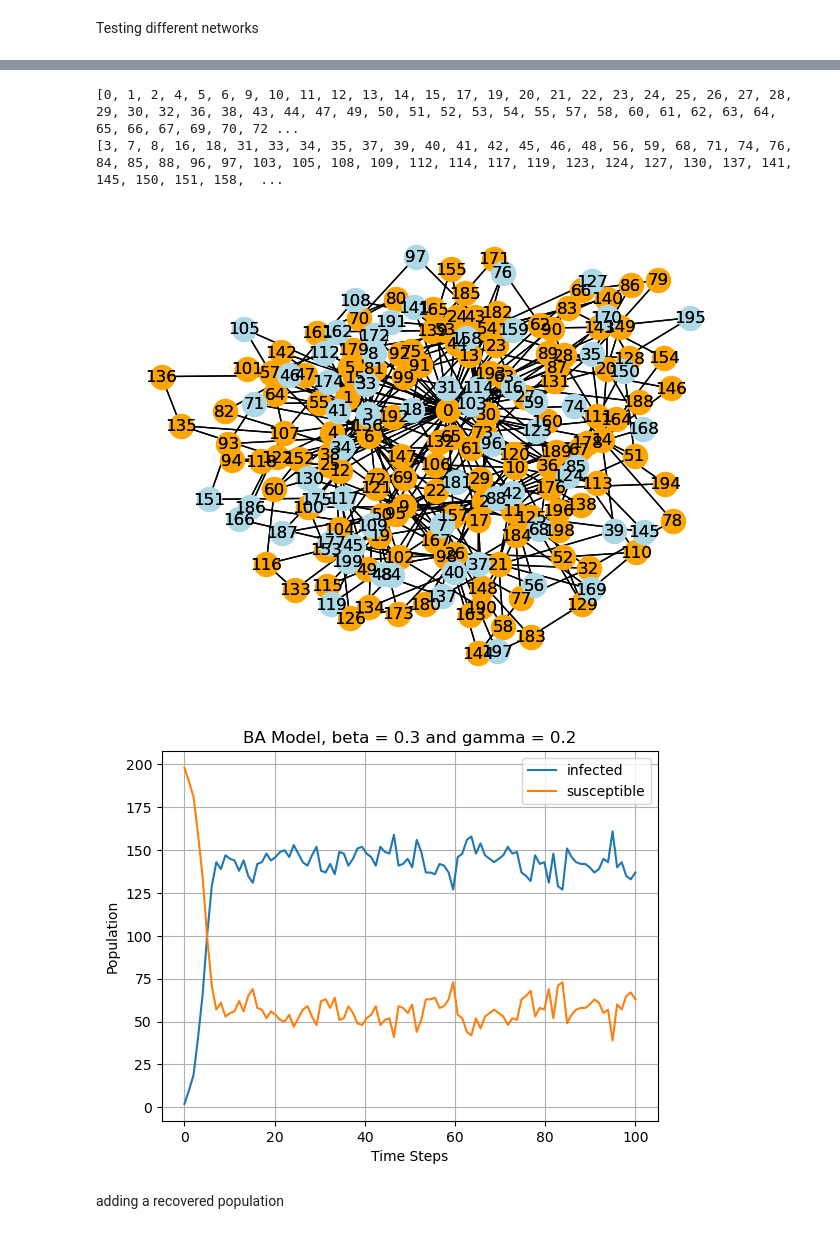
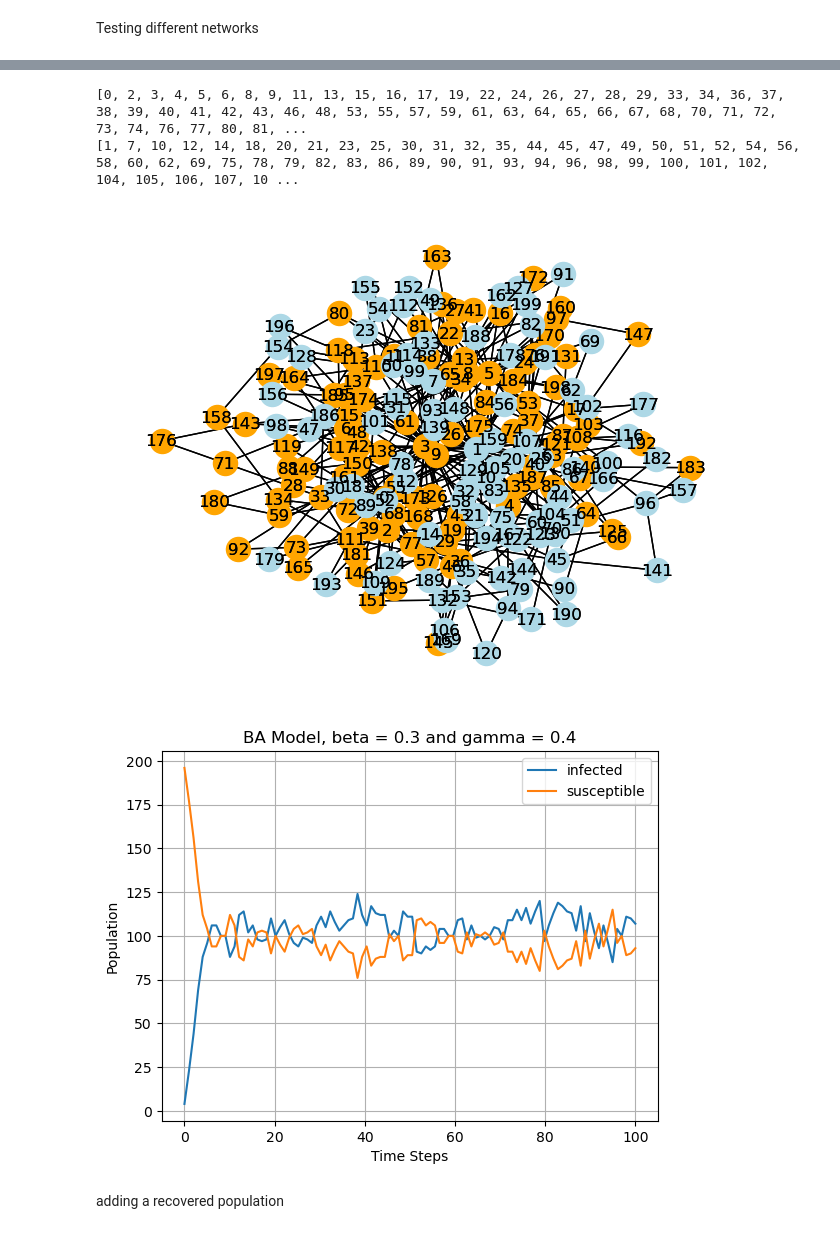
Before and after one commit to margheritatonon/applied_math_lab, a Jupyter notebook: networkx/networkx_sismodel.ipynb, the cells around one changed output, grey strips where cells are left out. Cells and saved outputs as stored; diff of their text form; code cells hidden in the pictures.

```diff
--- a/networkx/networkx_sismodel.ipynb
+++ b/networkx/networkx_sismodel.ipynb
@@ -347,7 +347,7 @@ iterations = 100
 dictionaries_list = []
 
 beta = 0.3 #probability of being infected by every neightbor that it has
-gamma = 0.2 #probability of recovery
+gamma = 0.4 #probability of recovery
 
 #whole update rules
 for iters in range(iterations):
@@ -384,34 +384,34 @@ print(susceptible_nodes)
 pos = nx.spring_layout(G)
 nx.draw(G, pos = pos, nodelist = infected_nodes, node_color = "orange", with_labels=True)
 nx.draw(G, pos = pos, nodelist=susceptible_nodes, node_color = "lightblue", with_labels=True)
 plt.show()
 plt.close()
 
 infected_ppl = []
 susceptible_ppl = []
 for d in dictionaries_list:
     inf = 0
     sus = 0
     for key, value in d.items():
         if value == "S":
             sus = sus + 1
         else:
             inf = inf + 1
     infected_ppl.append(inf)
     susceptible_ppl.append(sus)
 
 time_arr = np.linspace(0, iterations, iterations)
 plt.plot(time_arr, np.array(infected_ppl), label = "infected")
 plt.plot(time_arr, np.array(susceptible_ppl), label = "susceptible")
 plt.xlabel("Time Steps")
 plt.ylabel("Population")
 plt.title(f"BA Model, beta = {beta} and gamma = {gamma}")
 plt.legend()
 plt.grid()
 plt.show()
 plt.close()
 # %% [output]
-[0, 1, 2, 4, 5, 6, 9, 10, 11, 12, 13, 14, 15, 17, 19, 20, 21, 22, 23, 24, 25, 26, 27, 28, 29, 30, 32, 36, 38, 43, 44, 47, 49, 50, 51, 52, 53, 54, 55, 57, 58, 60, 61, 62, 63, 64, 65, 66, 67, 69, 70, 72 ...
-[3, 7, 8, 16, 18, 31, 33, 34, 35, 37, 39, 40, 41, 42, 45, 46, 48, 56, 59, 68, 71, 74, 76, 84, 85, 88, 96, 97, 103, 105, 108, 109, 112, 114, 117, 119, 123, 124, 127, 130, 137, 141, 145, 150, 151, 158,  ...
+[0, 2, 3, 4, 5, 6, 8, 9, 11, 13, 15, 16, 17, 19, 22, 24, 26, 27, 28, 29, 33, 34, 36, 37, 38, 39, 40, 41, 42, 43, 46, 48, 53, 55, 57, 59, 61, 63, 64, 65, 66, 67, 68, 70, 71, 72, 73, 74, 76, 77, 80, 81, ...
+[1, 7, 10, 12, 14, 18, 20, 21, 23, 25, 30, 31, 32, 35, 44, 45, 47, 49, 50, 51, 52, 54, 56, 58, 60, 62, 69, 75, 78, 79, 82, 83, 86, 89, 90, 91, 93, 94, 96, 98, 99, 100, 101, 102, 104, 105, 106, 107, 10 ...
-[figure, old version]
+[figure, new version]
-[figure, old version]
+[figure, new version]
```
Also changed, not shown: parts of 3 cells of this notebook.
